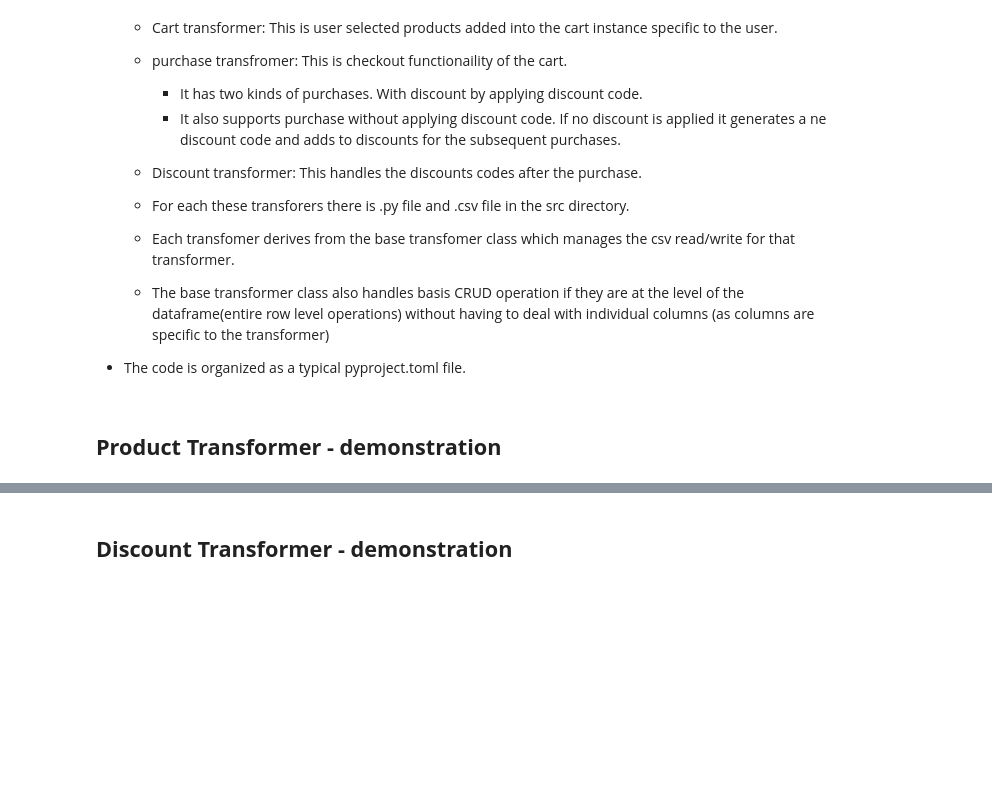
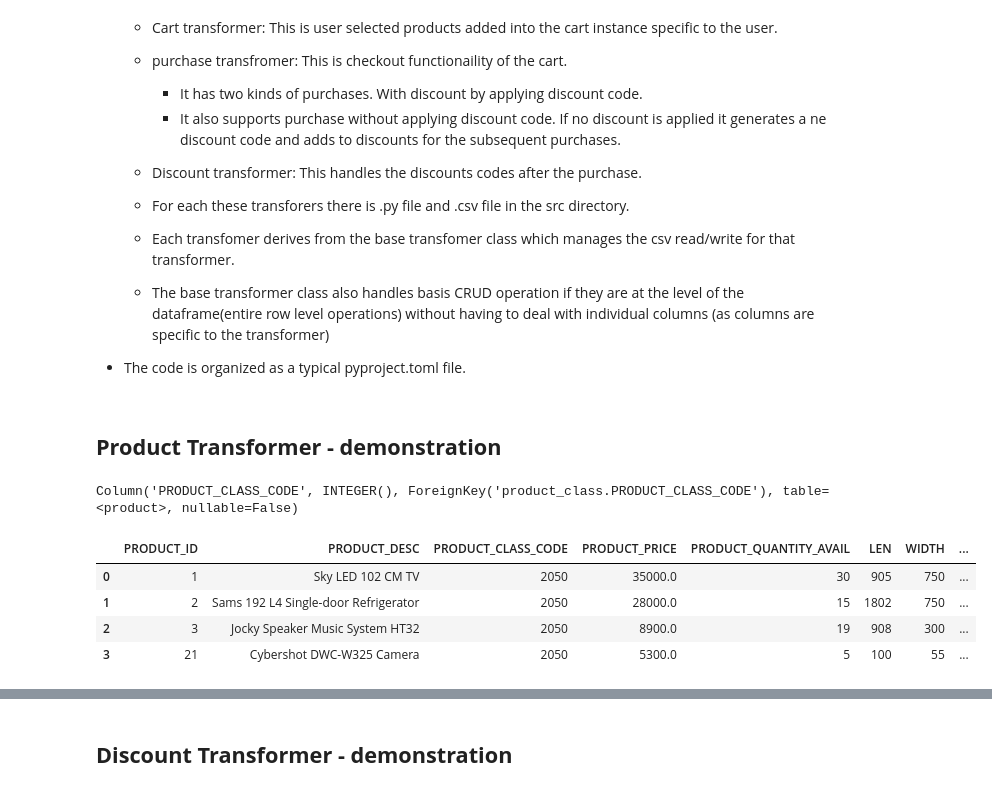
Before and after one commit to surnella/EStore, a Jupyter notebook: notebooks/EStore.ipynb, the cells around one changed output, grey strips where cells are left out. Saved outputs shown, nothing was run; the diff lists cells and outputs as text; code cells hidden in the pictures; blank space fills up the shorter version.

```diff
--- a/notebooks/EStore.ipynb
+++ b/notebooks/EStore.ipynb
@@ -61,7 +64,22 @@ import random
 - The code is organized as a typical pyproject.toml file.
 # %% [markdown]
 ## **Product Transformer - demonstration**
+# %%
+from db.dbsql import SessionLocal, Product, ProductClass
+
+# Product.c.get('PRODUCT_CLASS_CODE')
+Product.c.PRODUCT_CLASS_CODE
+# %% [output]
+Column('PRODUCT_CLASS_CODE', INTEGER(), ForeignKey('product_class.PRODUCT_CLASS_CODE'), table=<product>, nullable=False)
 # %%
 pt = ProductTransformer()
 
-pt.list_products_in_class(2050)
+res = pt.list_products_in_class_df(2050)
+
+res
+# %% [output]
+|  | PRODUCT_ID | PRODUCT_DESC | PRODUCT_CLASS_CODE | PRODUCT_PRICE | PRODUCT_QUANTITY_AVAIL | LEN | WIDTH | ... |
+| 0 | 1 | Sky LED 102 CM TV | 2050 | 35000.0 | 30 | 905 | 750 | ... |
+| 1 | 2 | Sams 192 L4 Single-door Refrigerator | 2050 | 28000.0 | 15 | 1802 | 750 | ... |
+| 2 | 3 | Jocky Speaker Music System HT32 | 2050 | 8900.0 | 19 | 908 | 300 | ... |
+| 3 | 21 | Cybershot DWC-W325 Camera | 2050 | 5300.0 | 5 | 100 | 55 | ... |
```
Also changed, not shown: parts of 19 cells of this notebook, 7 other files.
